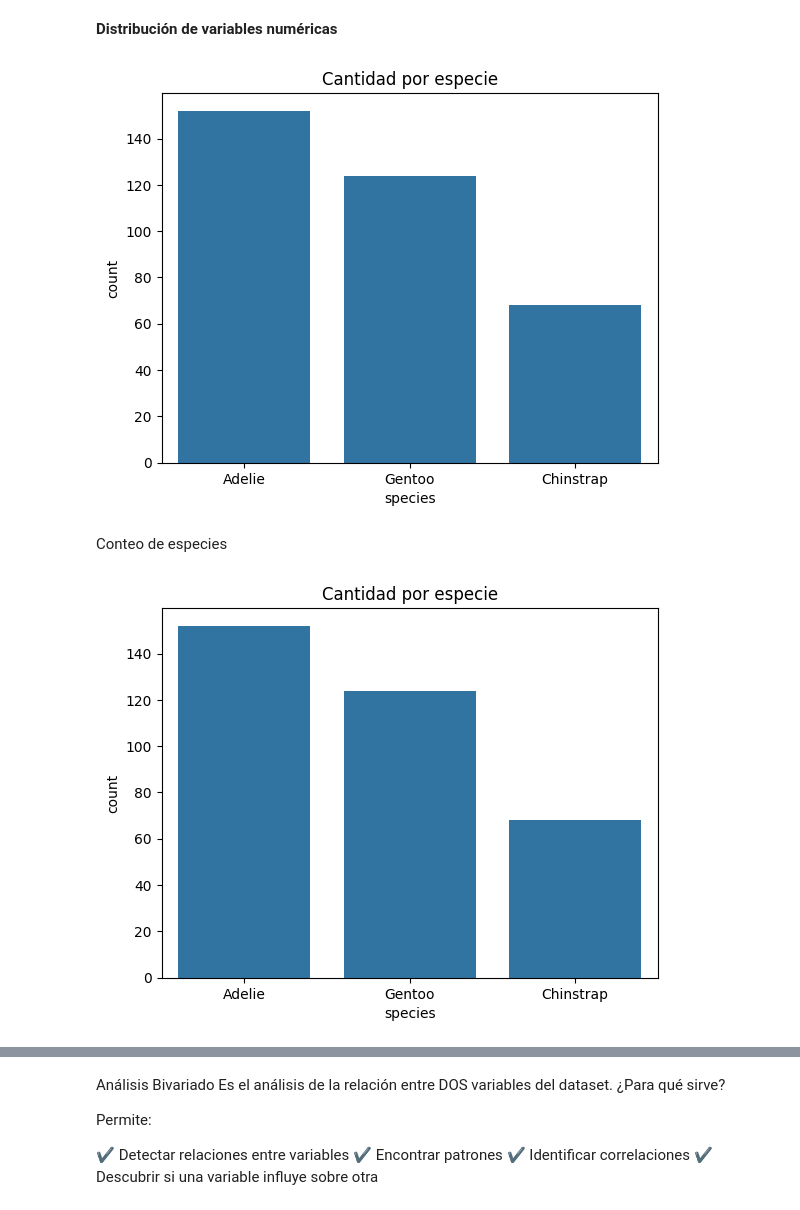
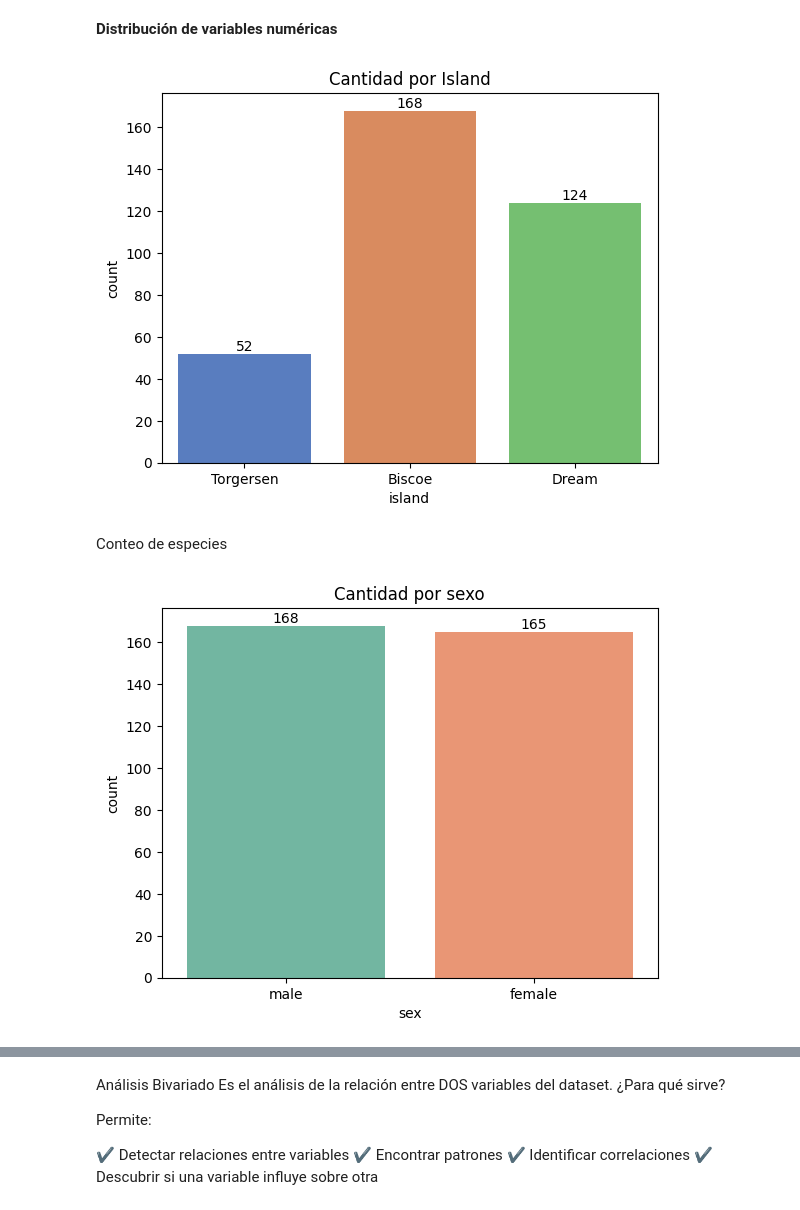
Before and after one commit to Francisco-Javier-Fabian/laboratorio_pinguinos, a Jupyter notebook: pinguinos.ipynb, the cells around one changed output, grey strips where cells are left out. Cells and saved outputs as stored; diff of their text form; code cells hidden in the pictures.

```diff
--- a/pinguinos.ipynb
+++ b/pinguinos.ipynb
@@ -157,19 +153,25 @@ import seaborn as sns
 import matplotlib.pyplot as plt  # 👈 ESTA LÍNEA FALTABA
 
 
-sns.countplot(data=dataset, x="species")
-plt.title("Cantidad por especie")
+ax = sns.countplot(data=dataset, x="island", hue="island", palette="muted", legend= False)
+for container in ax.containers:
+  ax.bar_label(container)
+plt.title("Cantidad por Island")
 plt.show()
 # %% [output]
-[figure, old version]
+[figure, new version]
 # %% [markdown]
 Conteo de especies
 # %%
-sns.countplot(data=dataset, x="species")
-plt.title("Cantidad por especie")
+ax = sns.countplot(data=dataset, x="sex", hue="sex", palette="Set2", legend=False)
+
+for container in ax.containers:
+    ax.bar_label(container)
+
+plt.title("Cantidad por sexo")
 plt.show()
 # %% [output]
-[figure, old version]
+[figure, new version]
 # %%
 import seaborn as sns
 import matplotlib.pyplot as plt
```
Also changed, not shown: parts of 6 cells of this notebook.
